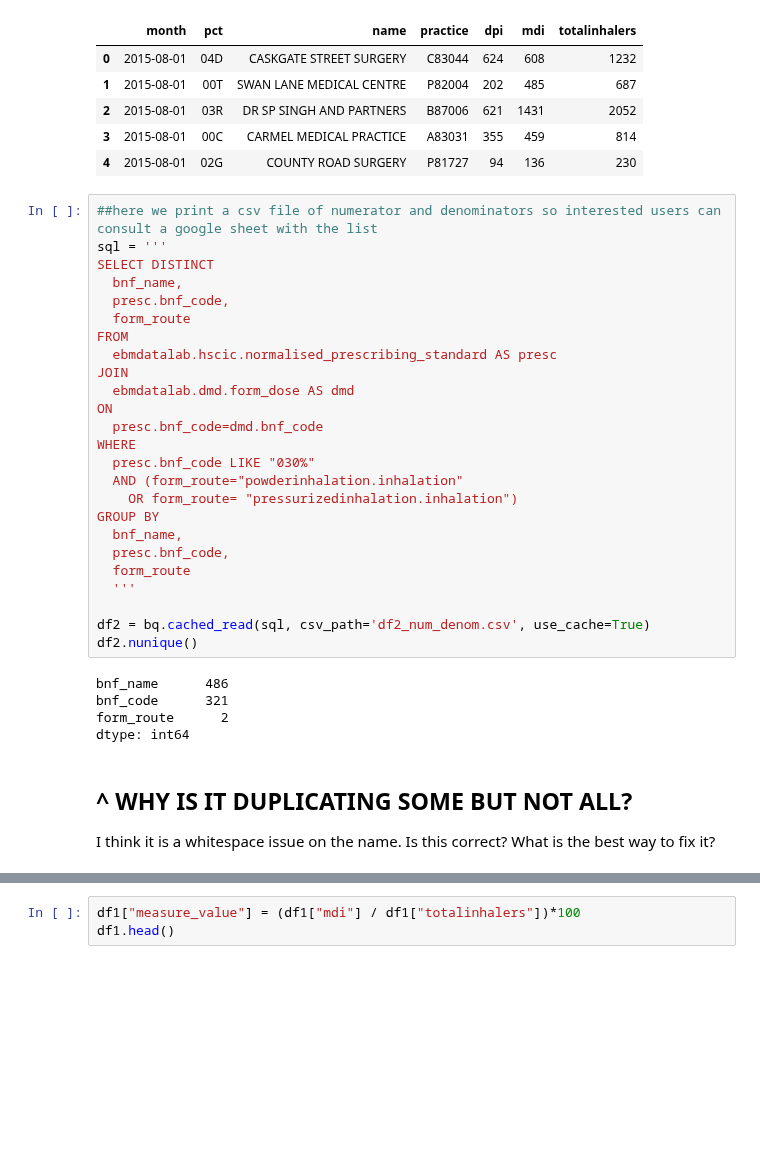
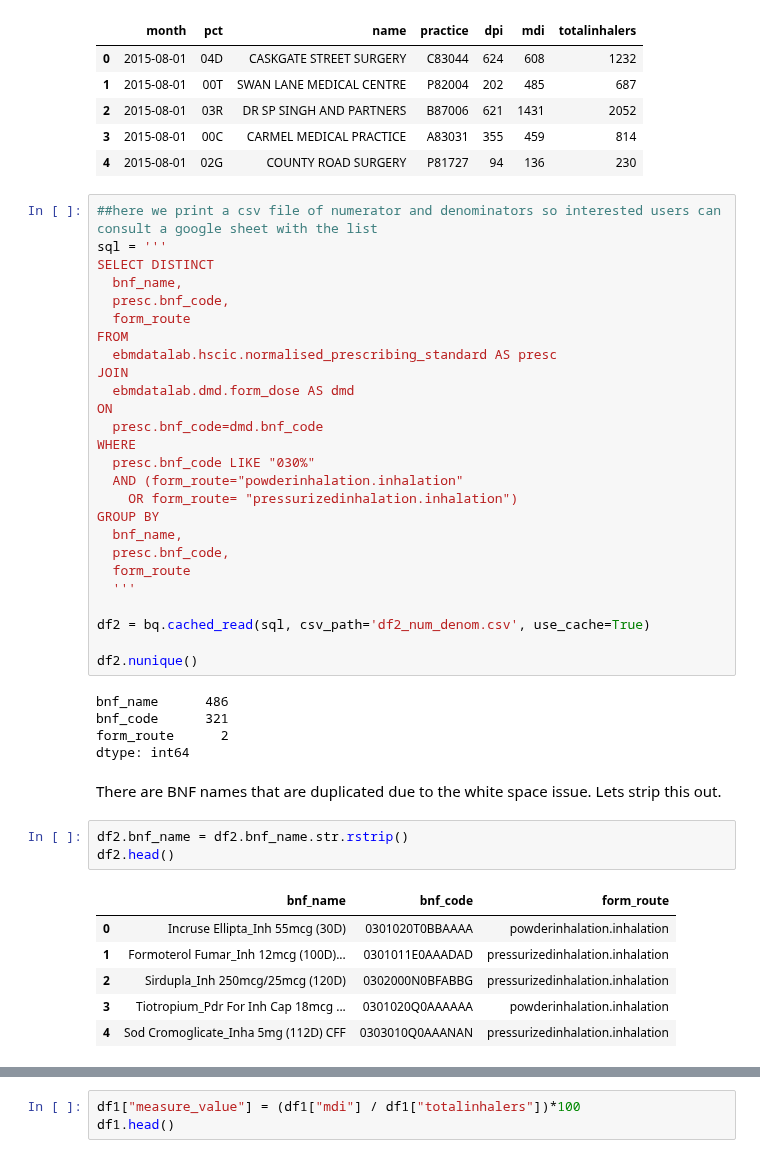
Before and after one commit to ebmdatalab/jupyter-notebooks, a Jupyter notebook: new_measures/Drafts/Enviromental Inhalers/Environmental Inhalers.ipynb, the cells around one changed output, grey strips where cells are left out. Cells and saved outputs as stored; diff of their text form; blank space fills up the shorter version.

Commit message:
update inhalers
strip whitespace fron bnf name
output a new file of num/denom

```diff
--- a/new_measures/Drafts/Enviromental Inhalers/Environmental Inhalers.ipynb
+++ b/new_measures/Drafts/Enviromental Inhalers/Environmental Inhalers.ipynb
@@ -116,13 +116,22 @@ GROUP BY
   '''
 
 df2 = bq.cached_read(sql, csv_path='df2_num_denom.csv', use_cache=True)
+
 df2.nunique()
 # %% [output]
 bnf_name      486
 bnf_code      321
 form_route      2
 dtype: int64
-# %% [markdown]
-## ^ WHY IS IT DUPLICATING SOME BUT NOT ALL?
-
-I think it is a whitespace issue on the name. Is this correct? What is the best way to fix it?
+# %% [markdown]
+There are BNF names that are duplicated due to the white space issue. Lets strip this out.
+# %%
+df2.bnf_name = df2.bnf_name.str.rstrip()
+df2.head()
+# %% [output]
+|  | bnf_name | bnf_code | form_route |
+| 0 | Incruse Ellipta_Inh 55mcg (30D) | 0301020T0BBAAAA | powderinhalation.inhalation |
+| 1 | Formoterol Fumar_Inh 12mcg (100D)... | 0301011E0AAADAD | pressurizedinhalation.inhalation |
+| 2 | Sirdupla_Inh 250mcg/25mcg (120D) | 0302000N0BFABBG | pressurizedinhalation.inhalation |
+| 3 | Tiotropium_Pdr For Inh Cap 18mcg ... | 0301020Q0AAAAAA | powderinhalation.inhalation |
+| 4 | Sod Cromoglicate_Inha 5mg (112D) CFF | 0303010Q0AAANAN | pressurizedinhalation.inhalation |
```
Also changed, not shown: parts of 2 cells of this notebook, 2 other files.
